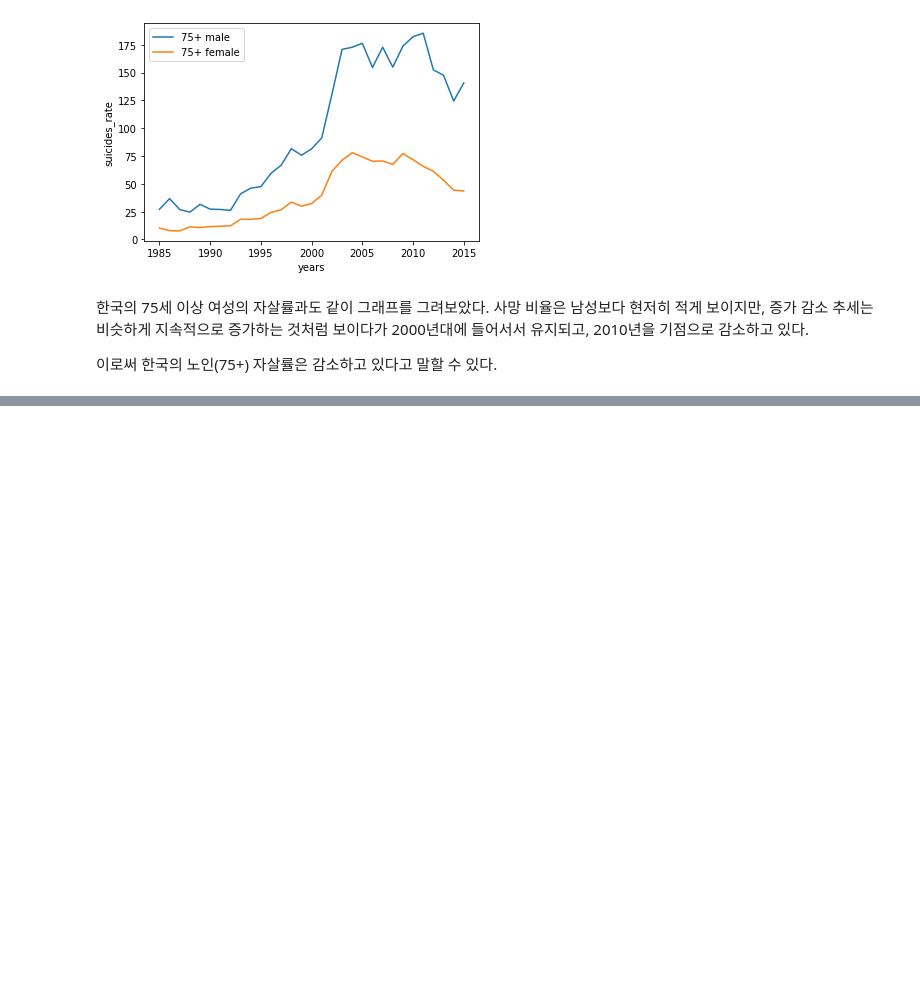
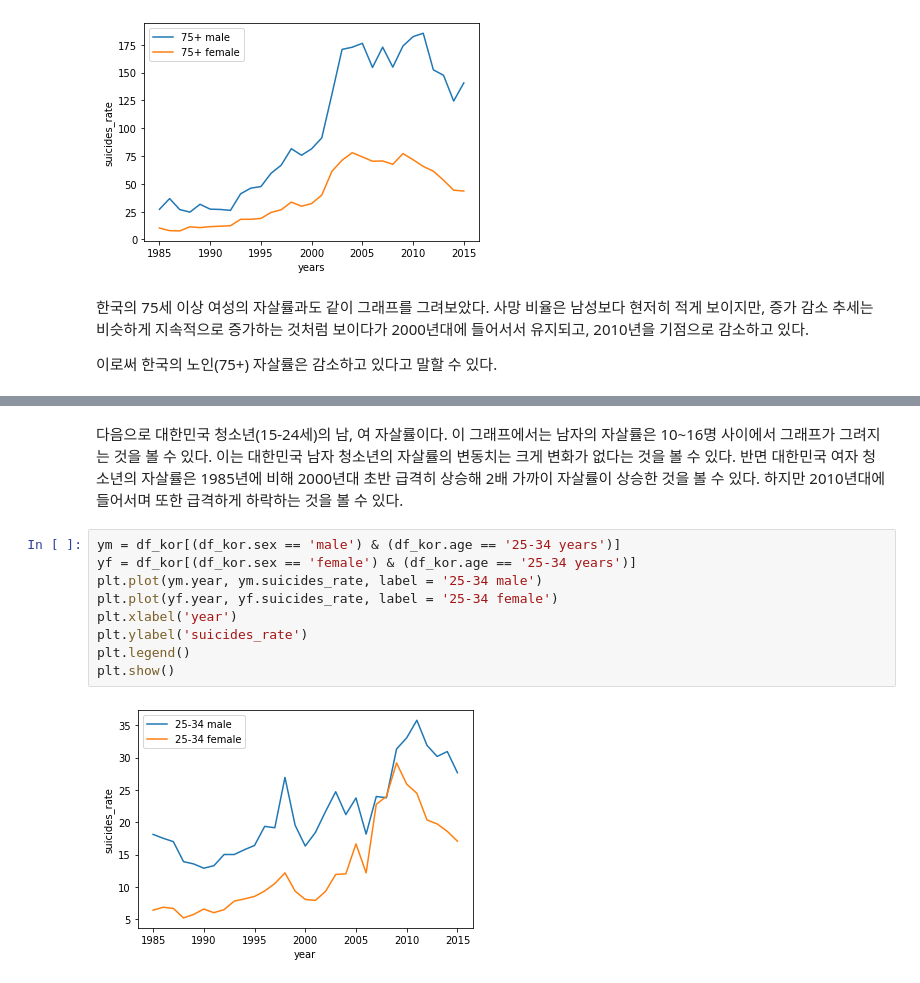
Before and after one commit to JH22222/DAP__, a Jupyter notebook: DAP_Assign.ipynb, the cells around one changed output, grey strips where cells are left out. Saved outputs shown, nothing was run; the diff lists cells and outputs as text; blank space fills up the shorter version.

```diff
--- a/DAP_Assign.ipynb
+++ b/DAP_Assign.ipynb
@@ -110,0 +141,13 @@ plt.show()
+# %% [markdown]
+다음으로 대한민국 청소년(15-24세)의 남, 여 자살률이다. 이 그래프에서는 남자의 자살률은 10~16명 사이에서 그래프가 그려지는 것을 볼 수 있다. 이는 대한민국 남자 청소년의 자살률의 변동치는 크게 변화가 없다는 것을 볼 수 있다. 반면 대한민국 여자 청소년의 자살률은 1985년에 비해 2000년대 초반 급격히 상승해 2배 가까이 자살률이 상승한 것을 볼 수 있다. 하지만 2010년대에 들어서며 또한 급격하게 하락하는 것을 볼 수 있다.
+# %%
+ym = df_kor[(df_kor.sex == 'male') & (df_kor.age == '25-34 years')]
+yf = df_kor[(df_kor.sex == 'female') & (df_kor.age == '25-34 years')]
+plt.plot(ym.year, ym.suicides_rate, label = '25-34 male')
+plt.plot(yf.year, yf.suicides_rate, label = '25-34 female')
+plt.xlabel('year')
+plt.ylabel('suicides_rate')
+plt.legend()
+plt.show()
+# %% [output]
+[figure, added]
```
Also changed, not shown: parts of 20 cells of this notebook.
